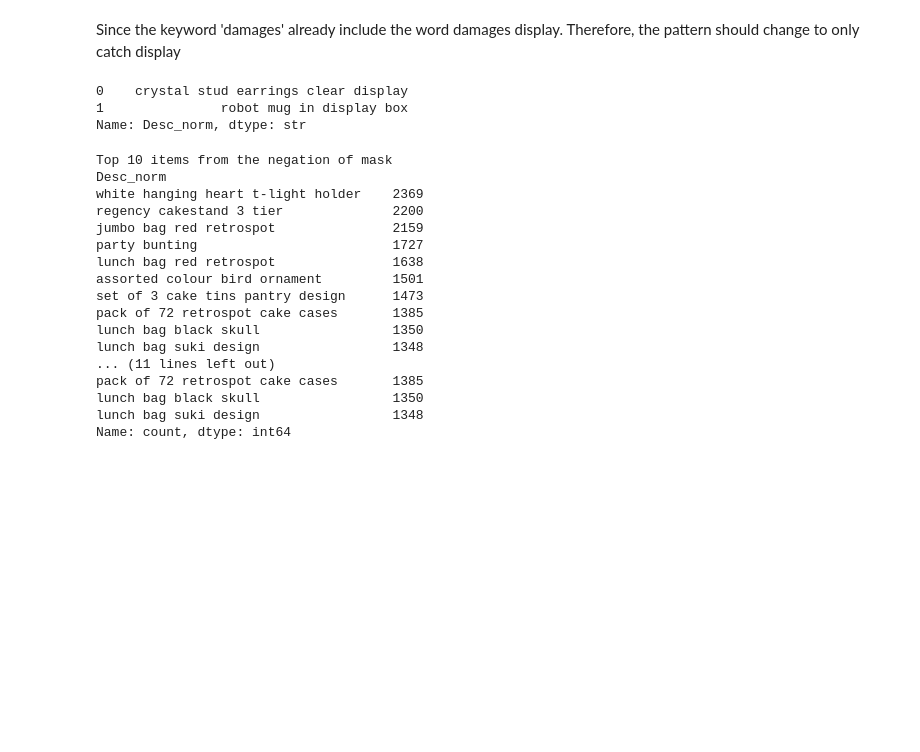
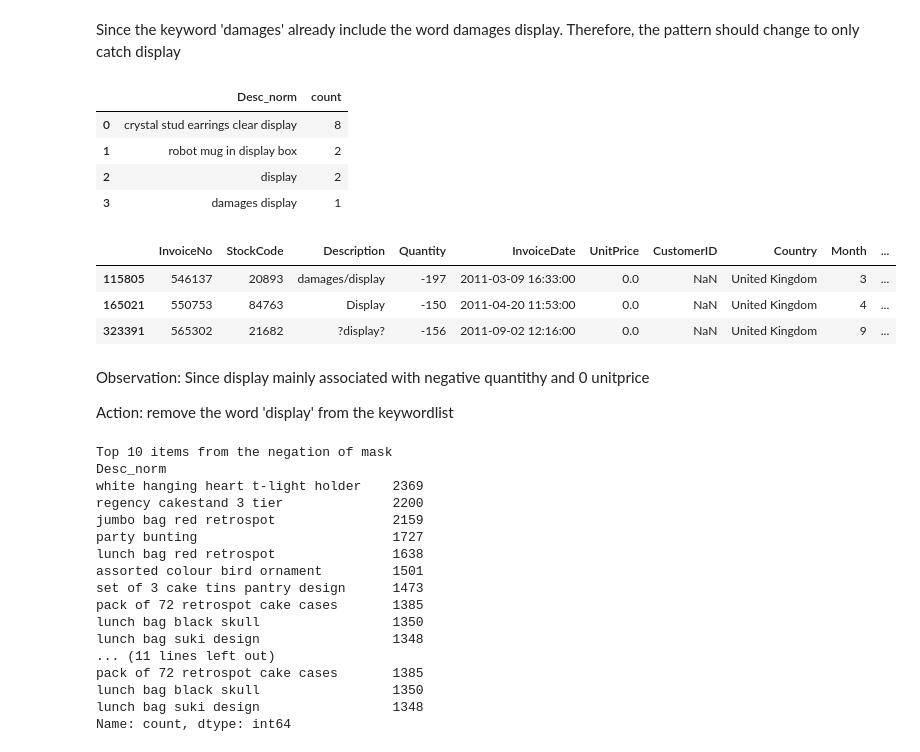
Before and after one commit to monkmode3600rounds-crypto/ai-ml-summer-2026, a Jupyter notebook: notebooks/E-commerce_V2.ipynb, the cells around one changed output. Drawn from its saved outputs; the diff is of its cells as text; code cells hidden in the pictures; blank space fills up the shorter version.

```diff
--- a/notebooks/E-commerce_V2.ipynb
+++ b/notebooks/E-commerce_V2.ipynb
@@ -246,11 +450,24 @@ Action: remove check from the list as later on in df_clean it will be cleaned ou
 # %% [markdown]
 Since the keyword 'damages' already include the word damages display. Therefore, the pattern should change to only catch display
 # %%
-df[df['Desc_norm'].str.contains(r'display',case= False, regex=True)]['Desc_norm'].value_counts().reset_index().iloc[0:2,0]
+df[df['Desc_norm'].str.contains(r'display',case= False, regex=True)]['Desc_norm'].value_counts().reset_index()
 # %% [output]
-0    crystal stud earrings clear display
-1               robot mug in display box
-Name: Desc_norm, dtype: str
+|  | Desc_norm | count |
+| 0 | crystal stud earrings clear display | 8 |
+| 1 | robot mug in display box | 2 |
+| 2 | display | 2 |
+| 3 | damages display | 1 |
+# %%
+df[(df['Desc_norm']=='display')|(df['Desc_norm']=='damages display')]
+# %% [output]
+|  | InvoiceNo | StockCode | Description | Quantity | InvoiceDate | UnitPrice | CustomerID | Country | Month | ... |
+| 115805 | 546137 | 20893 | damages/display | -197 | 2011-03-09 16:33:00 | 0.0 | NaN | United Kingdom | 3 | ... |
+| 165021 | 550753 | 84763 | Display | -150 | 2011-04-20 11:53:00 | 0.0 | NaN | United Kingdom | 4 | ... |
+| 323391 | 565302 | 21682 | ?display? | -156 | 2011-09-02 12:16:00 | 0.0 | NaN | United Kingdom | 9 | ... |
+# %% [markdown]
+Observation: Since display mainly associated with negative quantithy and 0 unitprice
+
+Action: remove the word 'display' from the keywordlist
 # %%
 cands1_full = df.loc[~mask, 'Desc_norm'].value_counts()
 cands1=cands1_full.index[:1000]
```
Also changed, not shown: parts of 21 cells of this notebook.
